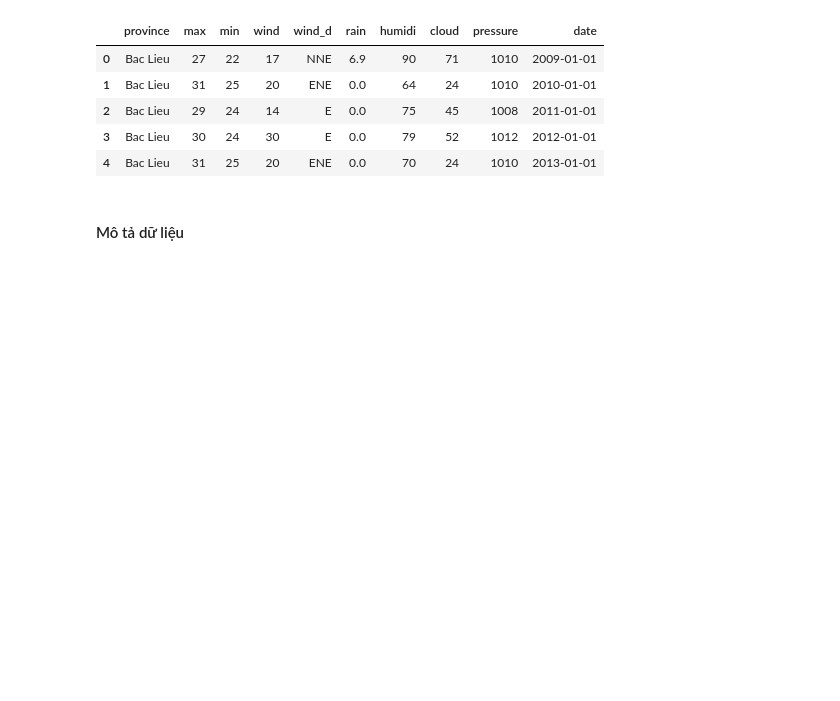
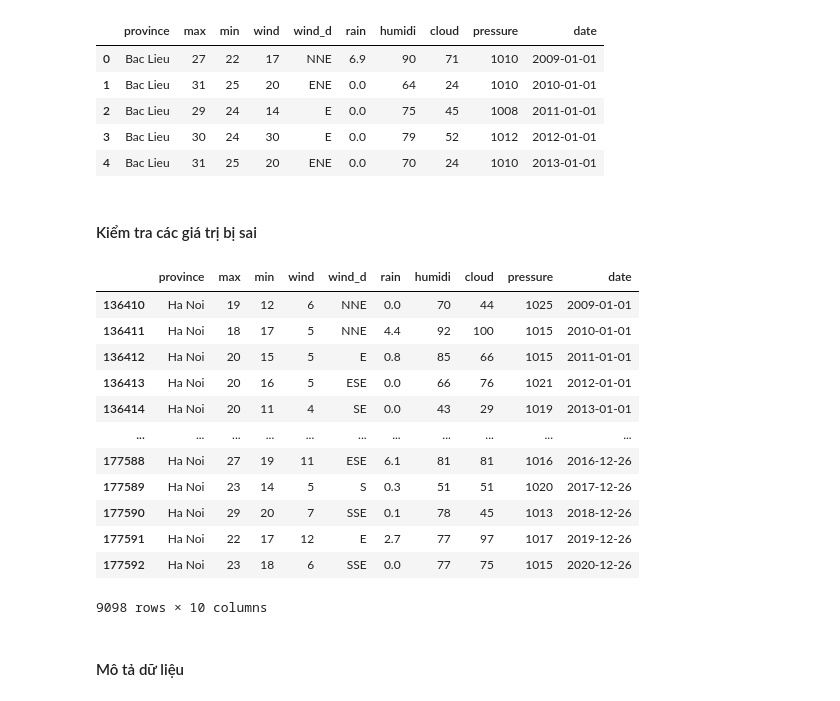
Before and after one commit to khangnl24112002/DataVisualization_Group02_FinalProject, a Jupyter notebook: main.ipynb, the cells around one changed output. Cells and saved outputs as stored; diff of their text form; code cells hidden in the pictures; blank space fills up the shorter version.

```diff
--- a/main.ipynb
+++ b/main.ipynb
@@ -165,3 +165,5 @@ df.head()
 | 2 | Bac Lieu | 29 | 24 | 14 | E | 0.0 | 75 | 45 | 1008 | 2011-01-01 |
 | 3 | Bac Lieu | 30 | 24 | 30 | E | 0.0 | 79 | 52 | 1012 | 2012-01-01 |
 | 4 | Bac Lieu | 31 | 25 | 20 | ENE | 0.0 | 70 | 24 | 1010 | 2013-01-01 |
+# %% [markdown]
+#### Kiểm tra các giá trị bị sai
@@ -168,3 +172,20 @@ df.head()
+# %%
+result = df[df['province'] == 'Hanoi']
+result
+# %% [output]
+|  | province | max | min | wind | wind_d | rain | humidi | cloud | pressure | date |
+| 136410 | Ha Noi | 19 | 12 | 6 | NNE | 0.0 | 70 | 44 | 1025 | 2009-01-01 |
+| 136411 | Ha Noi | 18 | 17 | 5 | NNE | 4.4 | 92 | 100 | 1015 | 2010-01-01 |
+| 136412 | Ha Noi | 20 | 15 | 5 | E | 0.8 | 85 | 66 | 1015 | 2011-01-01 |
+| 136413 | Ha Noi | 20 | 16 | 5 | ESE | 0.0 | 66 | 76 | 1021 | 2012-01-01 |
+| 136414 | Ha Noi | 20 | 11 | 4 | SE | 0.0 | 43 | 29 | 1019 | 2013-01-01 |
+| ... | ... | ... | ... | ... | ... | ... | ... | ... | ... | ... |
+| 177588 | Ha Noi | 27 | 19 | 11 | ESE | 6.1 | 81 | 81 | 1016 | 2016-12-26 |
+| 177589 | Ha Noi | 23 | 14 | 5 | S | 0.3 | 51 | 51 | 1020 | 2017-12-26 |
+| 177590 | Ha Noi | 29 | 20 | 7 | SSE | 0.1 | 78 | 45 | 1013 | 2018-12-26 |
+| 177591 | Ha Noi | 22 | 17 | 12 | E | 2.7 | 77 | 97 | 1017 | 2019-12-26 |
+| 177592 | Ha Noi | 23 | 18 | 6 | SSE | 0.0 | 77 | 75 | 1015 | 2020-12-26 |
+9098 rows × 10 columns
 # %% [markdown]
 #### Mô tả dữ liệu
 # %% [markdown]
```
Also changed, not shown: parts of 6 cells of this notebook.
